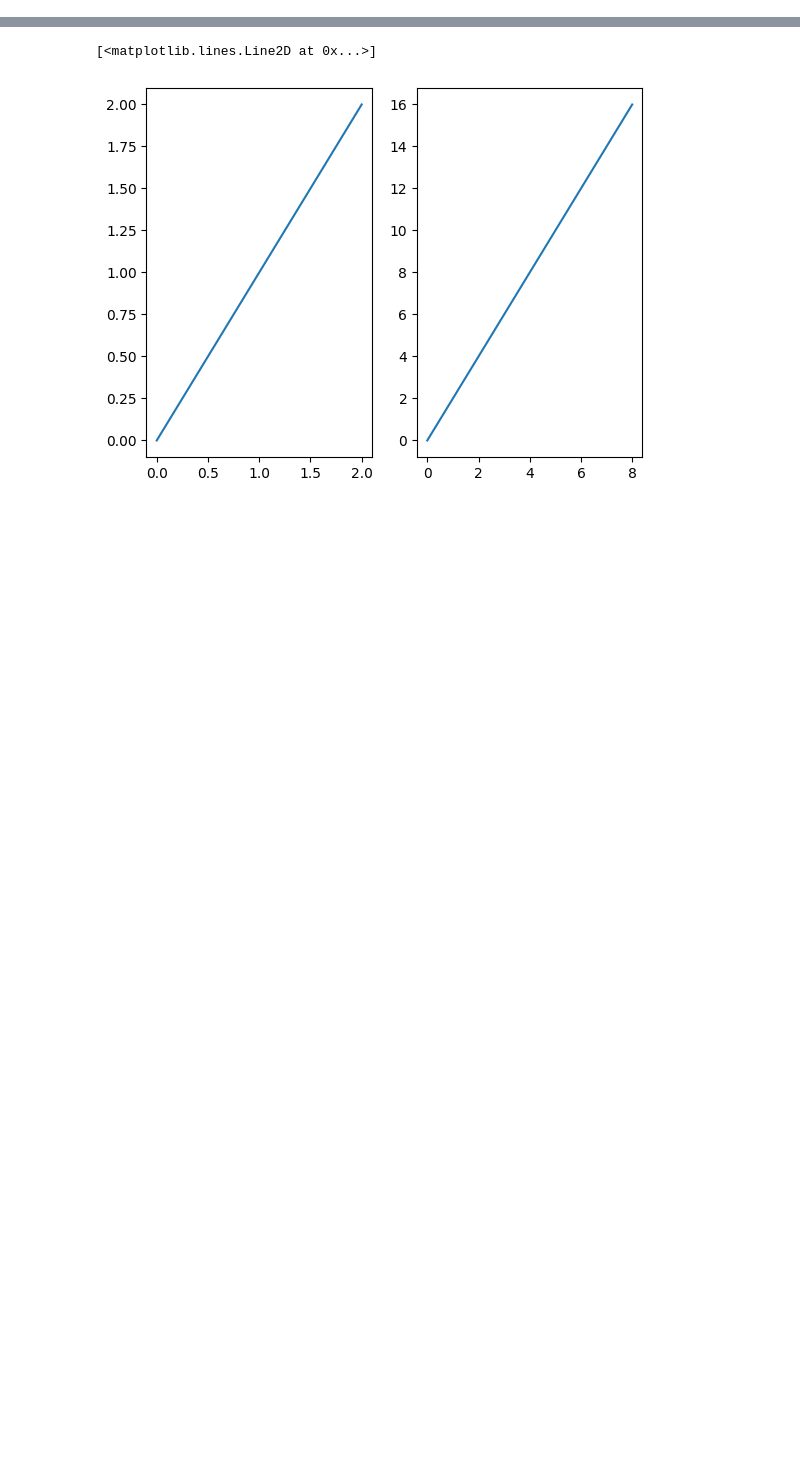
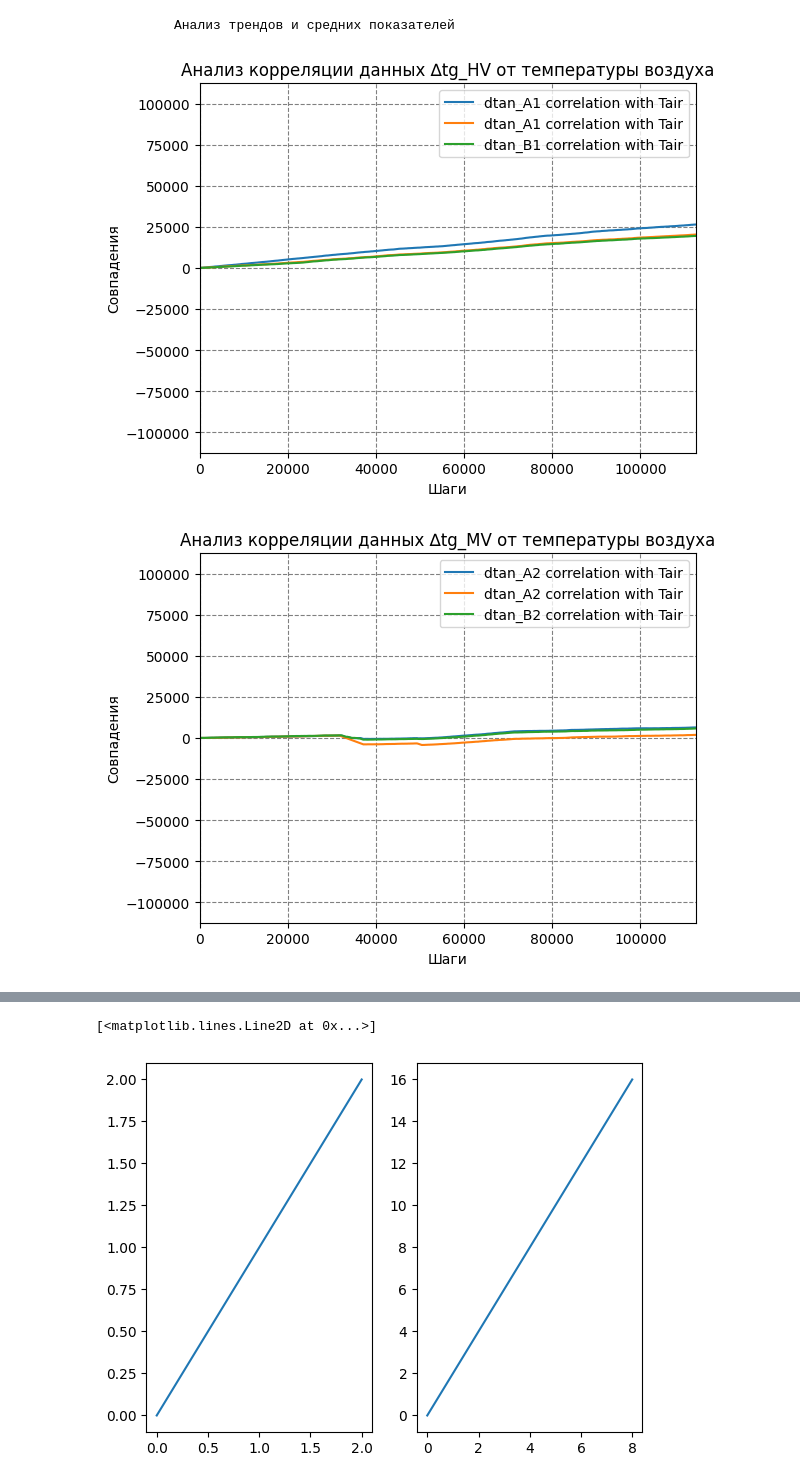
Before and after one commit to sadzax/ElectroMon, a Jupyter notebook: tst.ipynb, the cells around one changed output, grey strips where cells are left out. Saved outputs shown, nothing was run; the diff lists cells and outputs as text; code cells hidden in the pictures; blank space fills up the shorter version.

```diff
--- a/tst.ipynb
+++ b/tst.ipynb
@@ -37,2 +55,20 @@ data = analyzer.set_dtypes(device_type=device_type, data=data, cols=cols)
 # %%
-pass
+#  ______________________________________ CORRELATIONS AND AVERAGES ______________________________
+prints.info('Анализ трендов и средних показателей')
+
+#  Defining the most usual 'ex'amples (deviation delta and tangent delta) for further correlation analyze
+trends_params = {
+    '∆tg': 'Изменения значений ∆tgδ (изменение tgδ относительно начальных значений)',
+    '∆C': 'Изменения значений ∆C/C1 (изменение емкостей С1 относительно начальных значений)'
+}
+
+for a_key in trends_params.keys():
+    for a_voltage in ['_HV', '_MV']:
+        ex = a_key+a_voltage
+        plots.correlation_plot(filter_list1=[ex], filter_list2=['tair'], device_type=device_type, data=data, cols=cols,
+                               title=f"Анализ корреляции данных {ex} от температуры воздуха")
+        plt.show()
+# %% [output]
+          Анализ трендов и средних показателей
+[figure, added]
+[figure, added]
```
Also changed, not shown: parts of 5 cells of this notebook, 6 other files.
